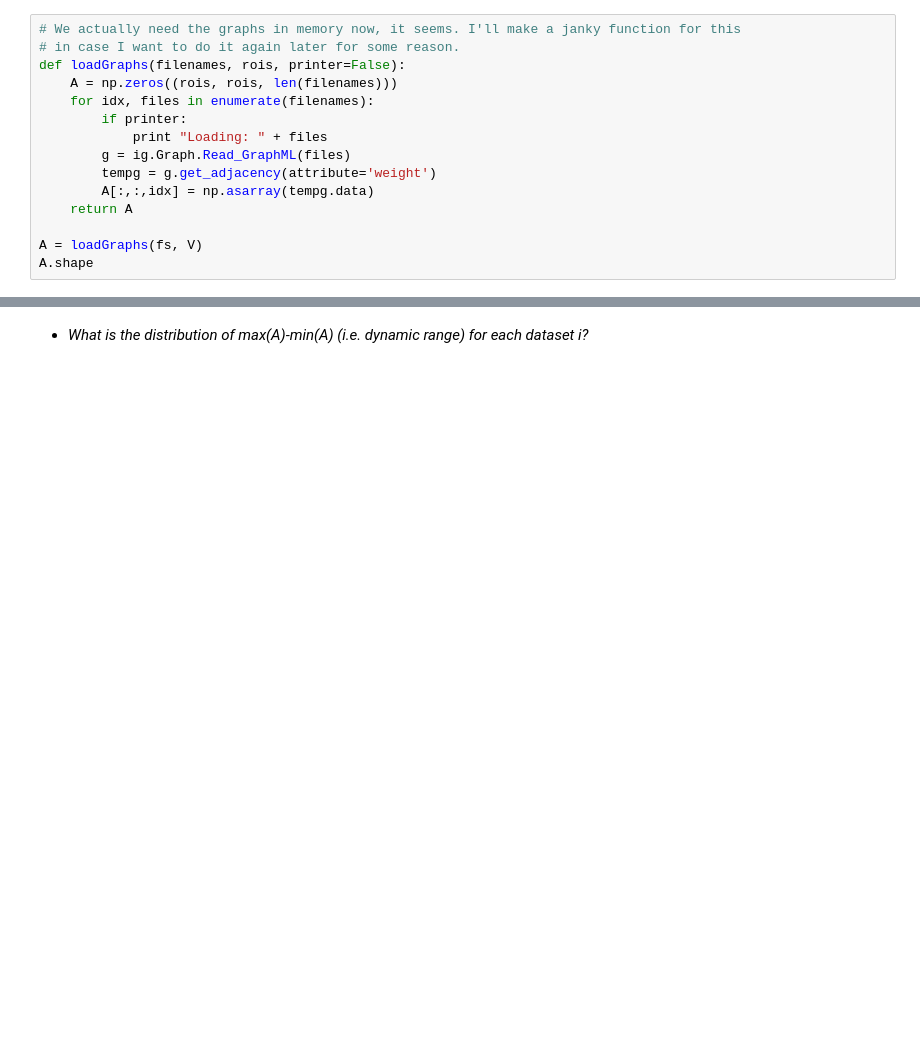
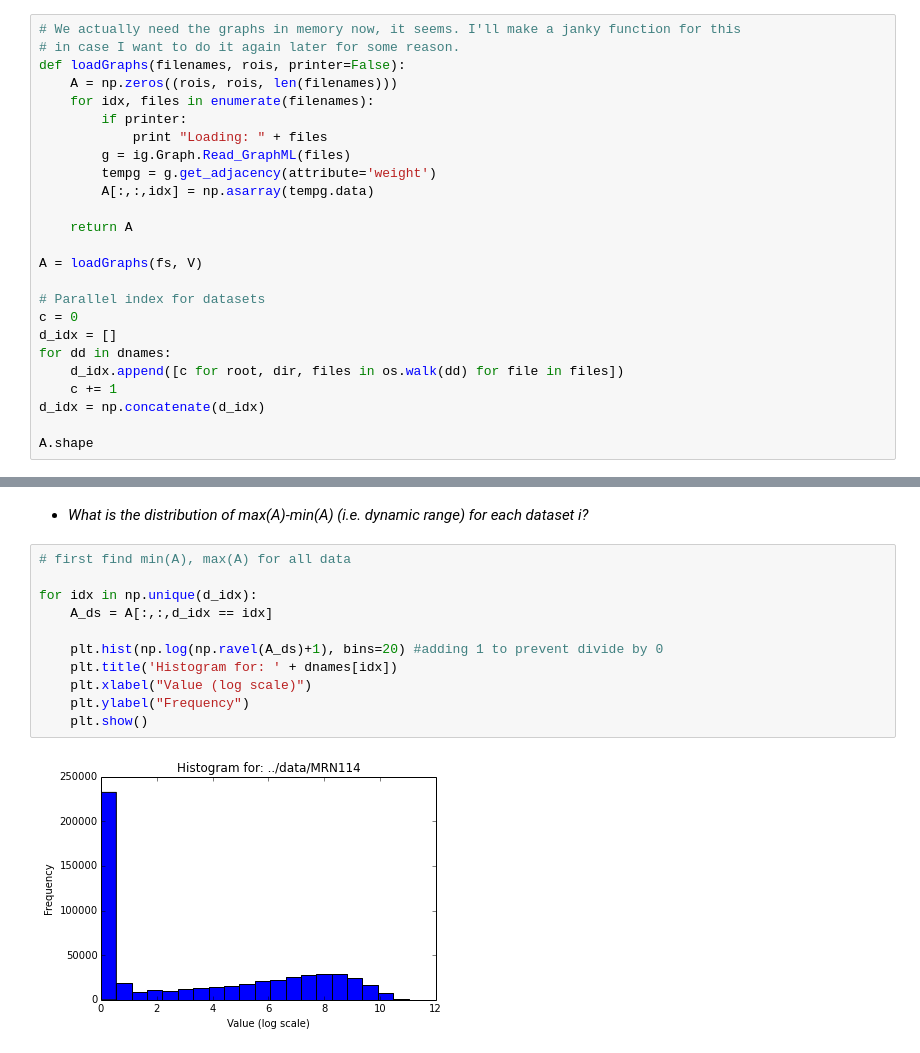
Before and after one commit to Upward-Spiral-Science/TA, a Jupyter notebook: code/descriptive_and_exploratory_answers.ipynb, the cells around one changed output, grey strips where cells are left out. Cells and saved outputs as stored; diff of their text form; blank space fills up the shorter version.

```diff
--- a/code/descriptive_and_exploratory_answers.ipynb
+++ b/code/descriptive_and_exploratory_answers.ipynb
@@ -53,9 +53,19 @@ def loadGraphs(filenames, rois, printer=False):
         g = ig.Graph.Read_GraphML(files)
         tempg = g.get_adjacency(attribute='weight')
         A[:,:,idx] = np.asarray(tempg.data)
+
     return A
 
 A = loadGraphs(fs, V)
+
+# Parallel index for datasets
+c = 0
+d_idx = []
+for dd in dnames:
+    d_idx.append([c for root, dir, files in os.walk(dd) for file in files])
+    c += 1
+d_idx = np.concatenate(d_idx)
+
 A.shape
 # %% [output]
 (70, 70, 610)
@@ -88,2 +120,15 @@ The fraction of possible edges that exist in our data is: 0.561401806624
 # %% [markdown]
 - *What is the distribution of max(A)-min(A) (i.e. dynamic range) for each dataset i?*
+# %%
+# first find min(A), max(A) for all data
+
+for idx in np.unique(d_idx):
+    A_ds = A[:,:,d_idx == idx]
+
+    plt.hist(np.log(np.ravel(A_ds)+1), bins=20) #adding 1 to prevent divide by 0
+    plt.title('Histogram for: ' + dnames[idx])
+    plt.xlabel("Value (log scale)")
+    plt.ylabel("Frequency")
+    plt.show()
+# %% [output]
+[figure, added]
```
Also changed, not shown: parts of 3 cells of this notebook.
